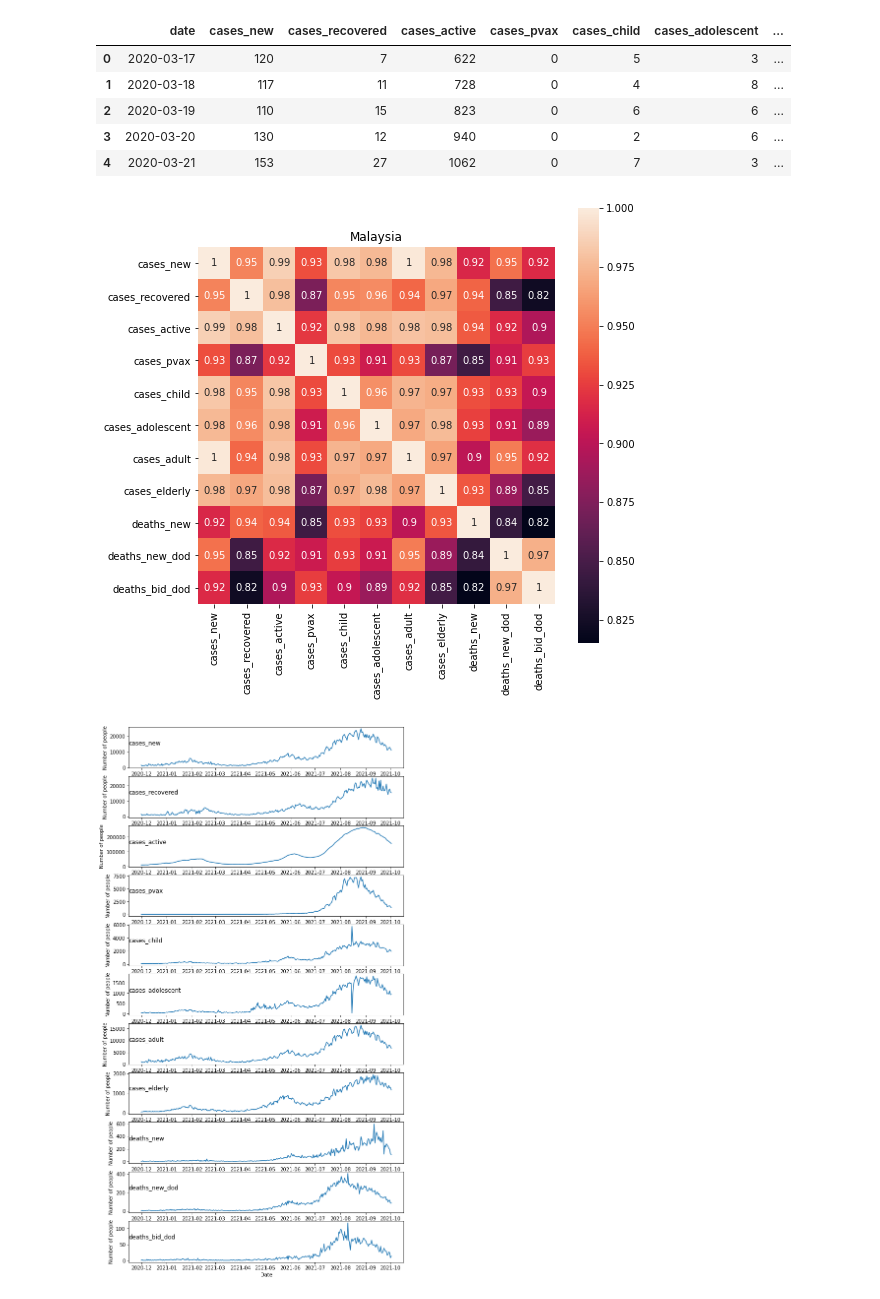
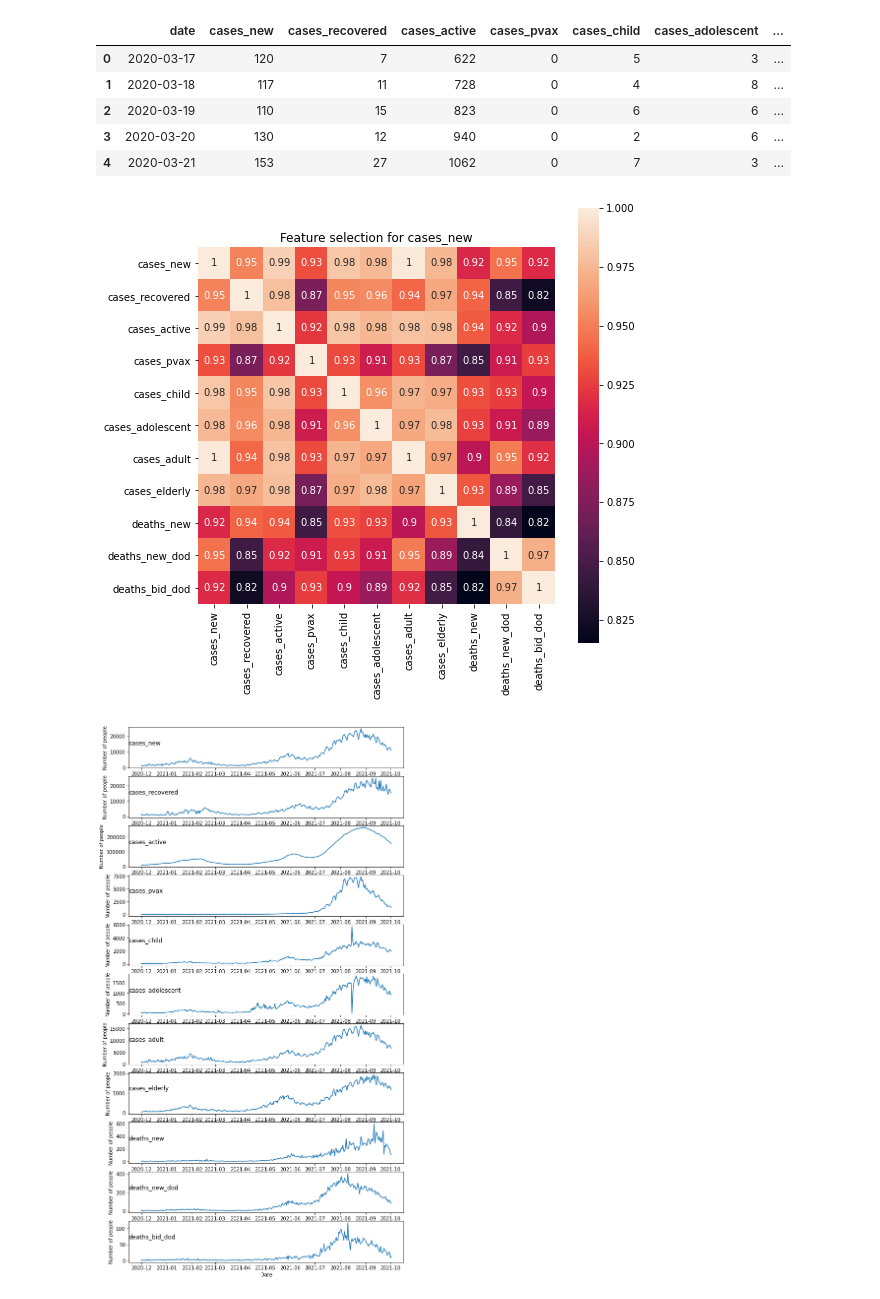
Before and after one commit to BingQuanChua/COVID-19-Msia-Cases-And-Vaccination, a Jupyter notebook: DM_Time-Series_Regression.ipynb, the cells around one changed output. Cells and saved outputs as stored; diff of their text form; code cells hidden in the pictures.

```diff
--- a/DM_Time-Series_Regression.ipynb
+++ b/DM_Time-Series_Regression.ipynb
@@ -323,10 +323,10 @@ df_cases_deaths.head()
 # %%
 plt.figure(figsize=(8,8))
 sns.heatmap(df_cases_deaths.corr(),square=True,annot=True)
-plt.title('Malaysia')
+plt.title('Feature selection for cases_new')
 plt.show()
 # %% [output]
-[figure, old version]
+[figure, new version]
 # %%
 features = ['cases_new', 'cases_recovered', 'cases_active', 'cases_pvax', 'cases_child', 'cases_adolescent', 'cases_adult', 'cases_elderly', 'deaths_new', 'deaths_new_dod', 'deaths_bid_dod']
 
```
Also changed, not shown: 6 other files.
